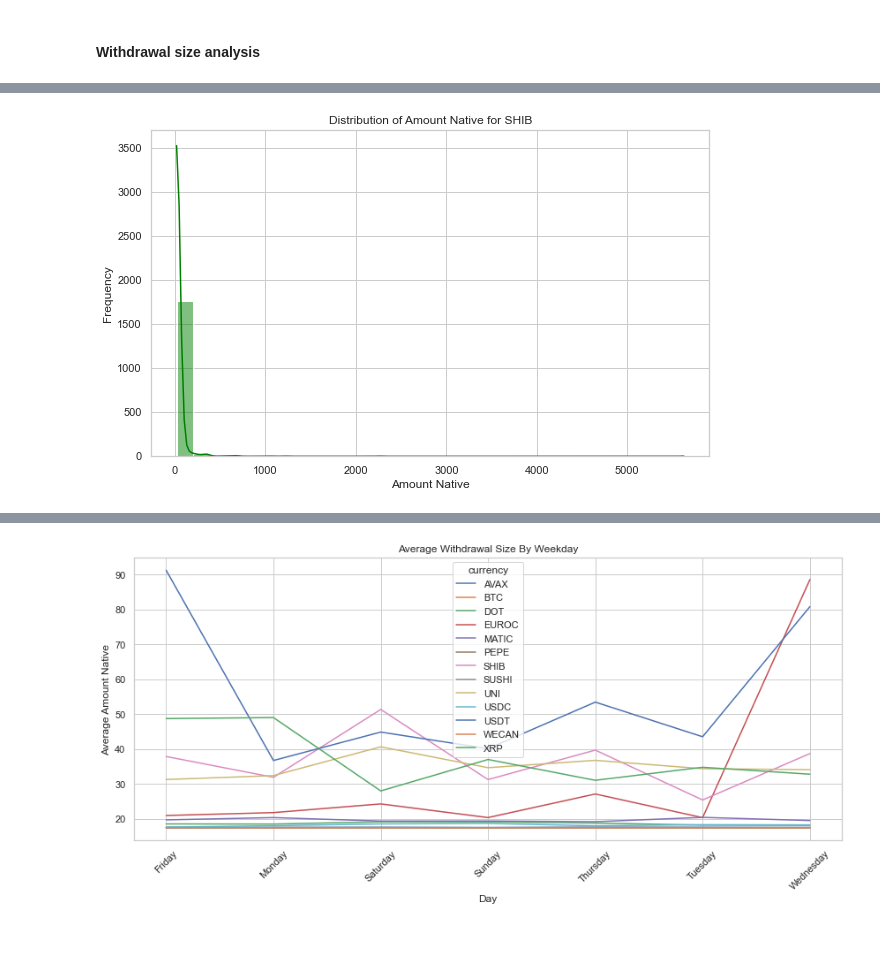
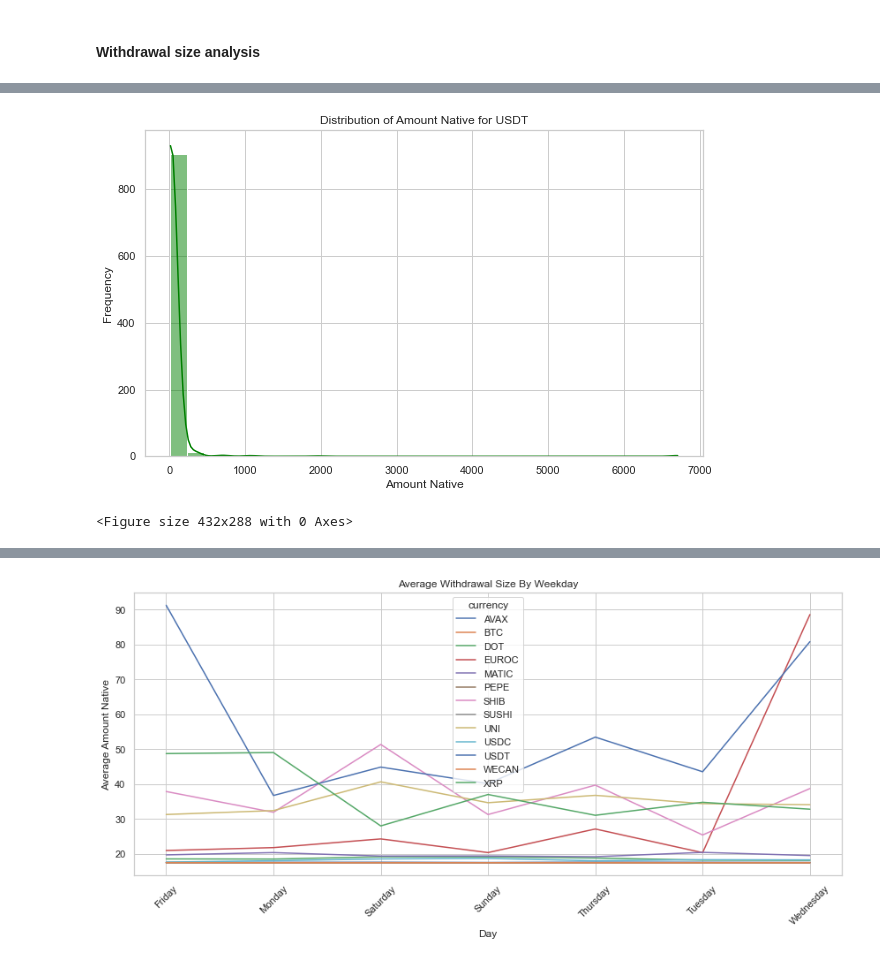
Before and after one commit to njenko/BItstamp-Assesment, a Jupyter notebook: Task 1/Bitstamp_Assignment_Task1.ipynb, the cells around one changed output, grey strips where cells are left out. Drawn from its saved outputs; the diff is of its cells as text; code cells hidden in the pictures.

```diff
--- a/Task 1/Bitstamp_Assignment_Task1.ipynb
+++ b/Task 1/Bitstamp_Assignment_Task1.ipynb
@@ -420,18 +451,22 @@ WECAN     17.459960  17.447947    21.740896  17.446609    0.134997
 XRP       37.268231  18.495847  4347.509957  17.446609  137.418728
 # %%
 
-# Filter the data for SHIB currency
-df_shib = df[df['currency'] == 'SHIB']
+# Filter the data for USDT currency
+df_usdt = df[df['currency'] == 'USDT']
 
-# Create a distribution plot for 'amount_native' for SHIB
+# Create a distribution plot for 'amount_native' for USDT
 plt.figure(figsize=(10, 6))
 sns.histplot(df_shib['amount_native'], kde=True, color='green', bins=30)
-plt.title('Distribution of Amount Native for SHIB')
+plt.title('Distribution of Amount Native for USDT')
 plt.xlabel('Amount Native')
 plt.ylabel('Frequency')
 plt.show()
+
+# Save plot to a file
+plt.savefig('Outputs/Plots/amount_native_distribution_usdt.png')
 # %% [output]
-[figure, old version]
+[figure, new version]
+<Figure size 432x288 with 0 Axes>
 # %%
 
 # Define the currencies and their respective colors
```
Also changed, not shown: parts of 8 cells of this notebook, 18 other files.
